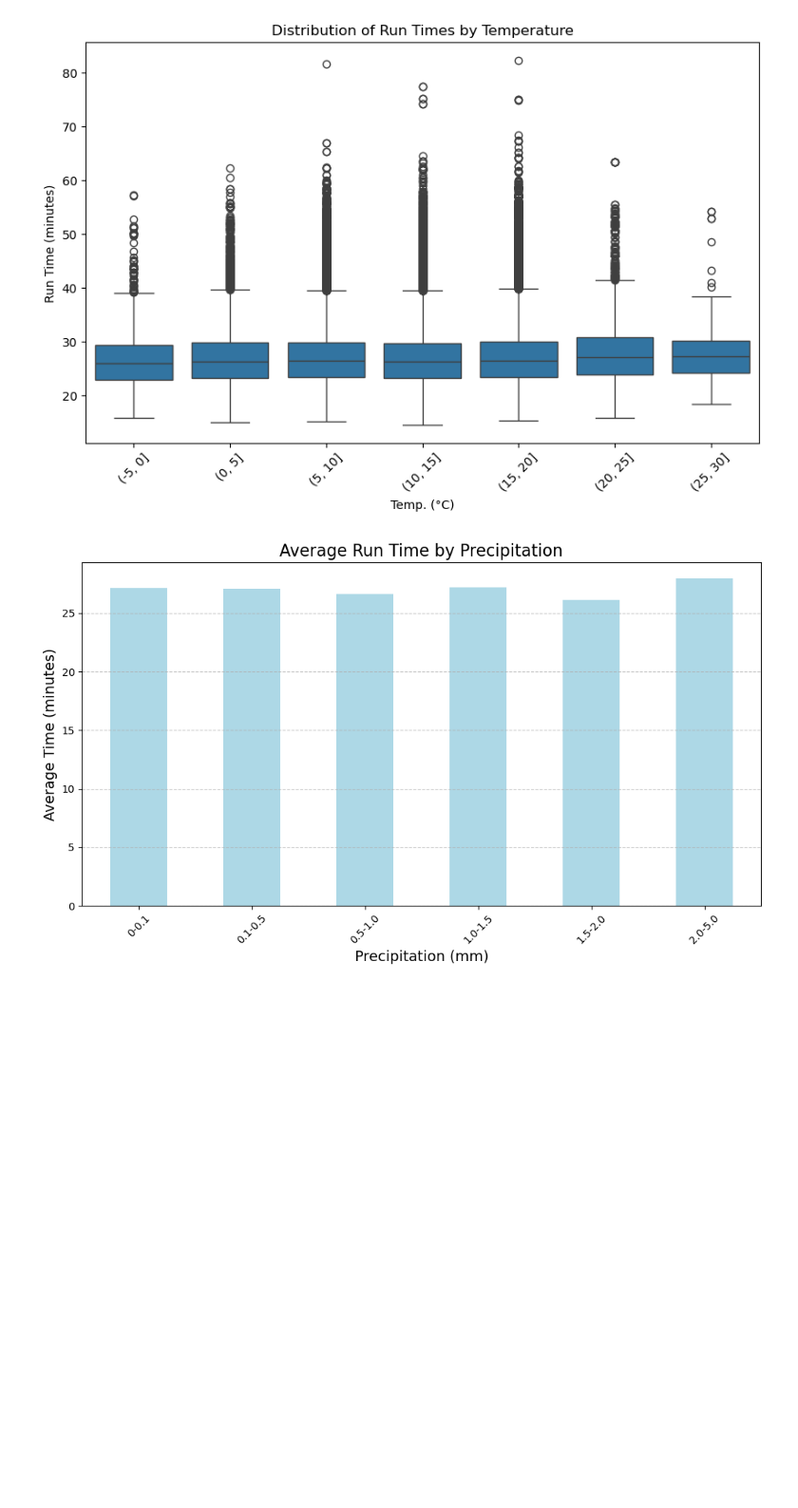
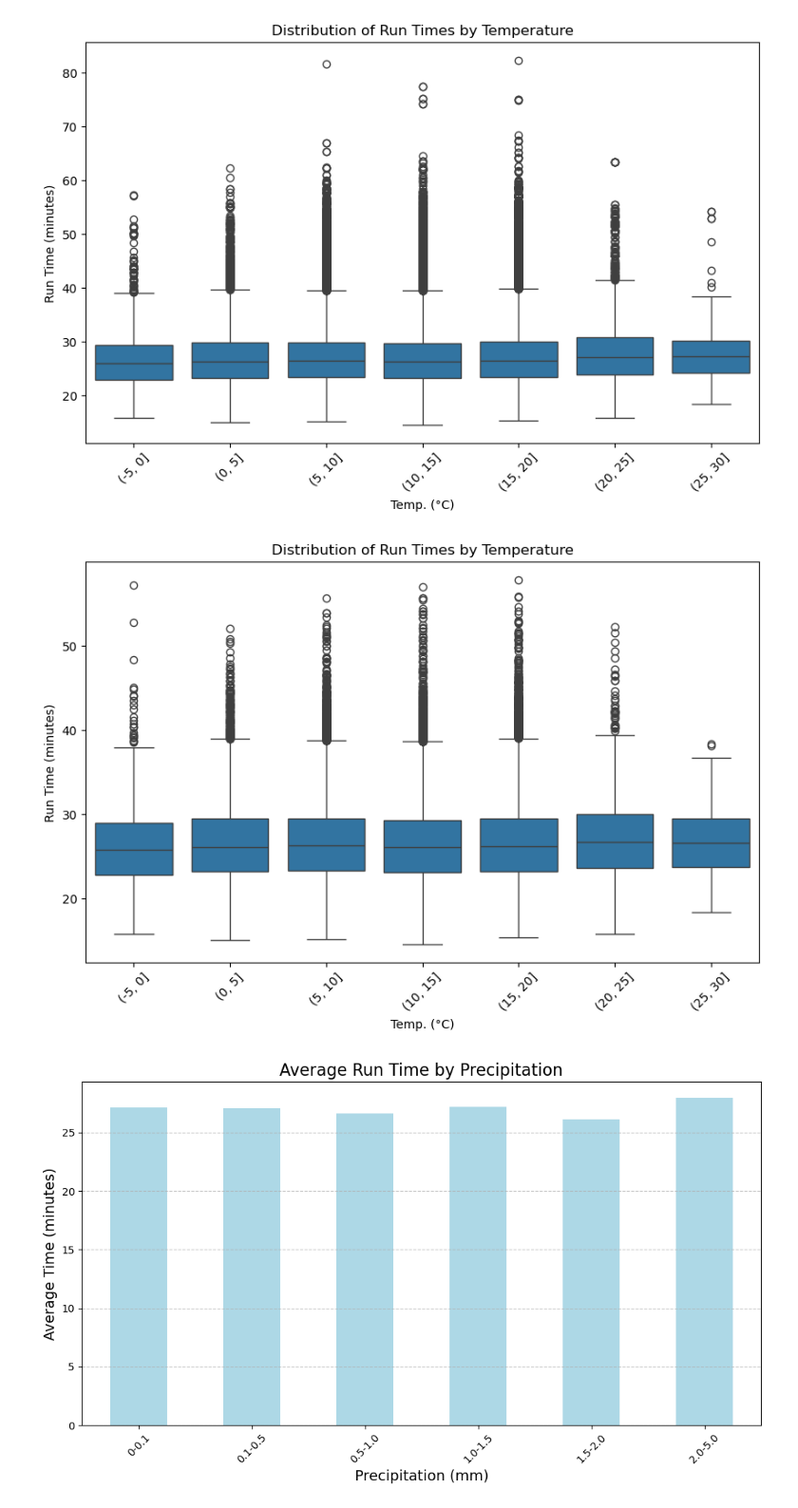
Before and after one commit to owen-george/parkrun_analysis, a Jupyter notebook: EDA/EDA.ipynb, the cells around one changed output. Shown at 95% size. Saved outputs shown, nothing was run; the diff lists cells and outputs as text; code cells hidden in the pictures; blank space fills up the shorter version.

```diff
--- a/EDA/EDA.ipynb
+++ b/EDA/EDA.ipynb
@@ -161,6 +168,16 @@ plt.xticks(rotation=45)
 plt.show()
 # %% [output]
 [figure]
+# %%
+plt.figure(figsize=(10, 6))
+sns.boxplot(x='temp_bins', y='Time_in_minutes', data=filt_df)  # Use 'Temperature_range' if binned
+plt.title('Distribution of Run Times by Temperature')
+plt.xlabel('Temp. (°C)')
+plt.ylabel('Run Time (minutes)')
+plt.xticks(rotation=45)
+plt.show()
+# %% [output]
+[figure, added]
 # %%
 def precip_bins(df):
     bins = [0, 0.1, 0.5, 1.0, 1.5, 2.0, 5.0]
```
Also changed, not shown: parts of 19 cells of this notebook.
